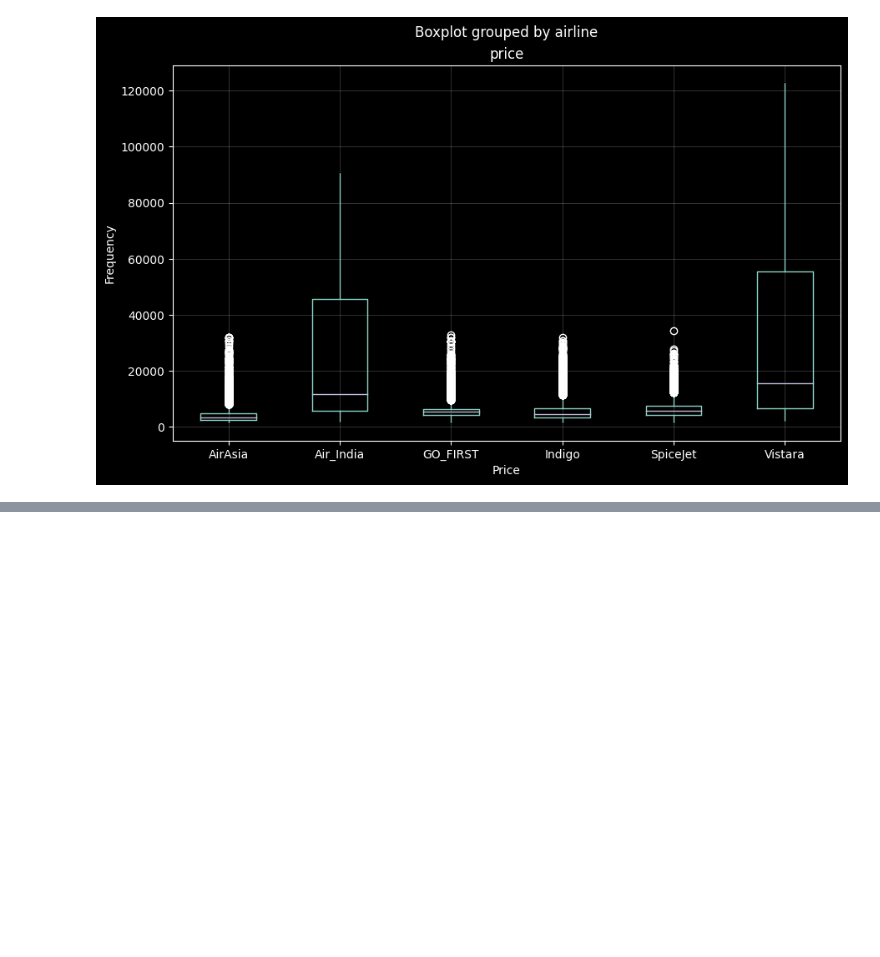
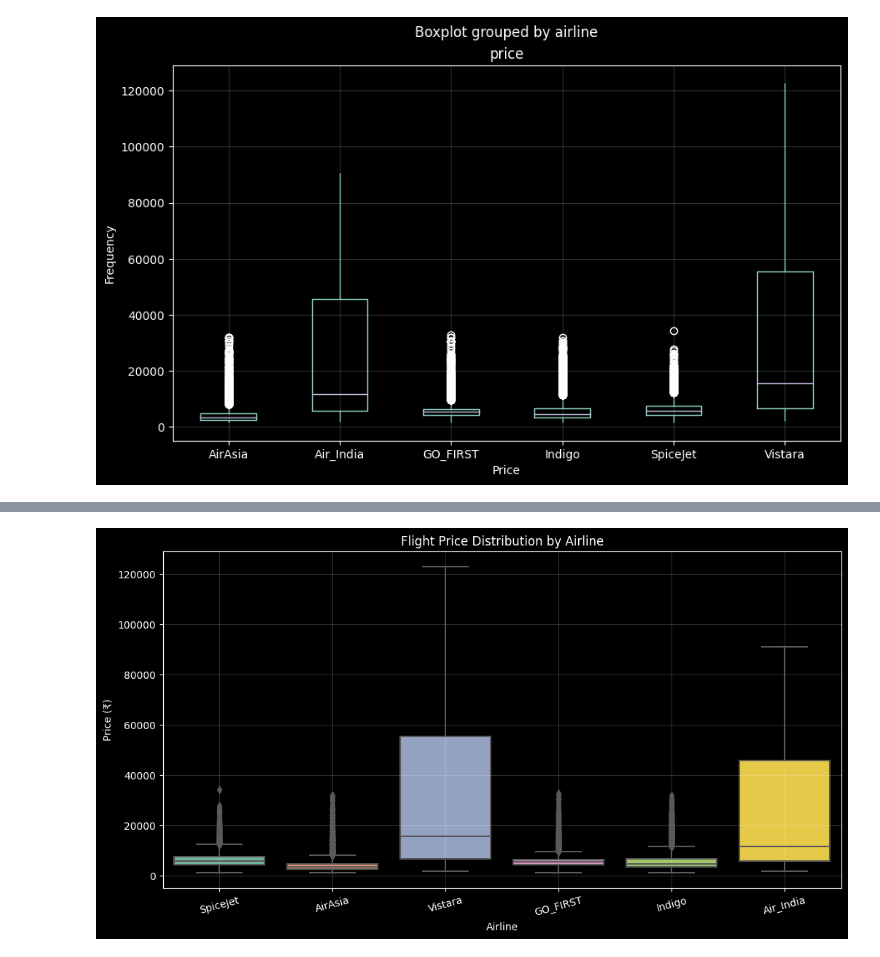
Before and after one commit to xyizko/xo-mathz, a Jupyter notebook: nb/yt-pandas-2.1.ipynb, the cells around one changed output, grey strips where cells are left out. Cells and saved outputs as stored; diff of their text form; code cells hidden in the pictures; blank space fills up the shorter version.

```diff
--- a/nb/yt-pandas-2.1.ipynb
+++ b/nb/yt-pandas-2.1.ipynb
@@ -216,0 +238,16 @@ box1()
+# %%
+# Compare Price Distribution by airline
+
+def cpda1():
+    plt.figure(figsize=(12, 6))
+    sns.boxplot(data=a1c, x='airline', y='price', palette='Set2')
+    plt.title('Flight Price Distribution by Airline')
+    plt.xticks(rotation=15)
+    plt.ylabel('Price (₹)')
+    plt.xlabel('Airline')
+    plt.grid(which='both', linewidth=0.7, alpha=0.2)
+    plt.show()
+
+cpda1()
+# %% [output]
+[figure, added]
```
Also changed, not shown: parts of 2 cells of this notebook.
